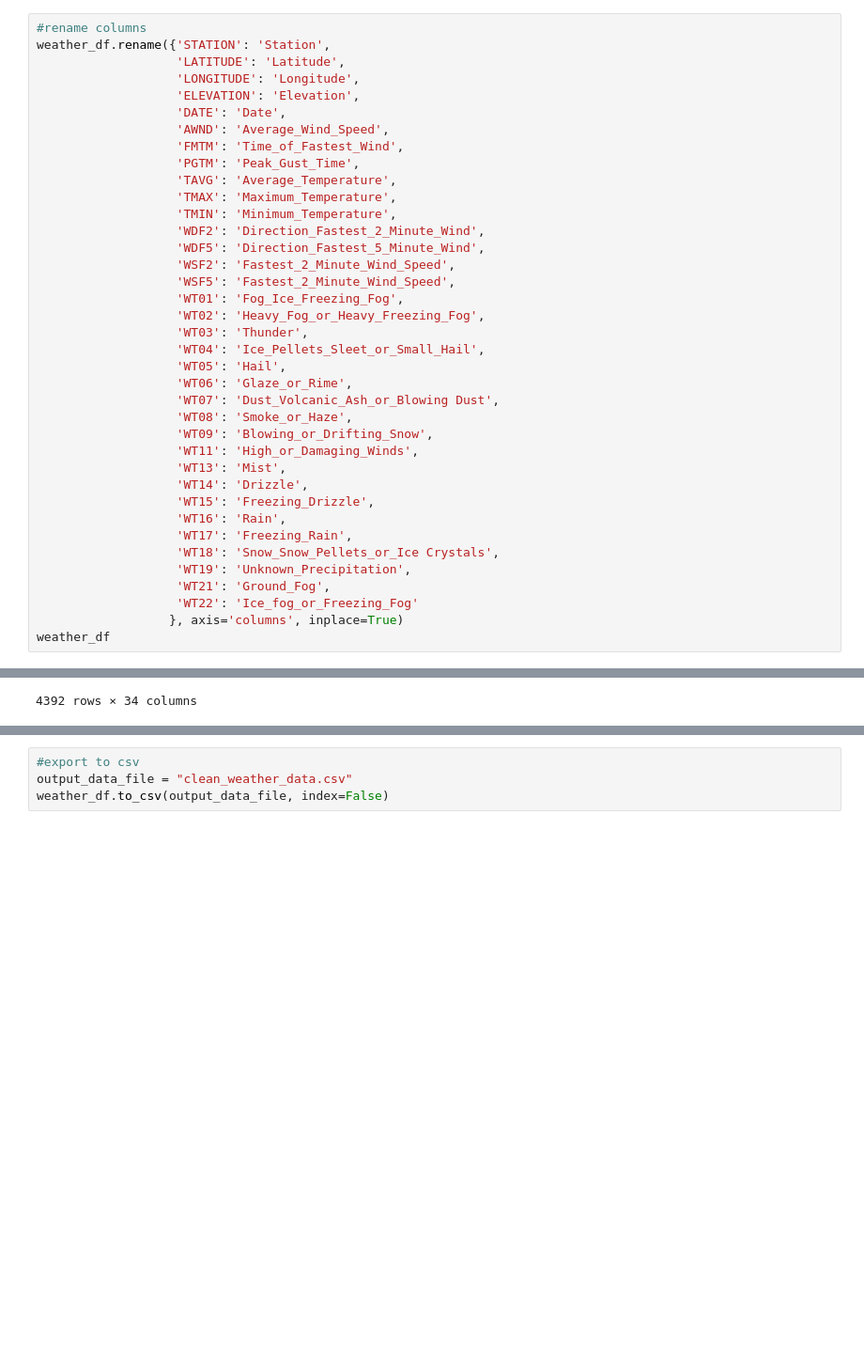
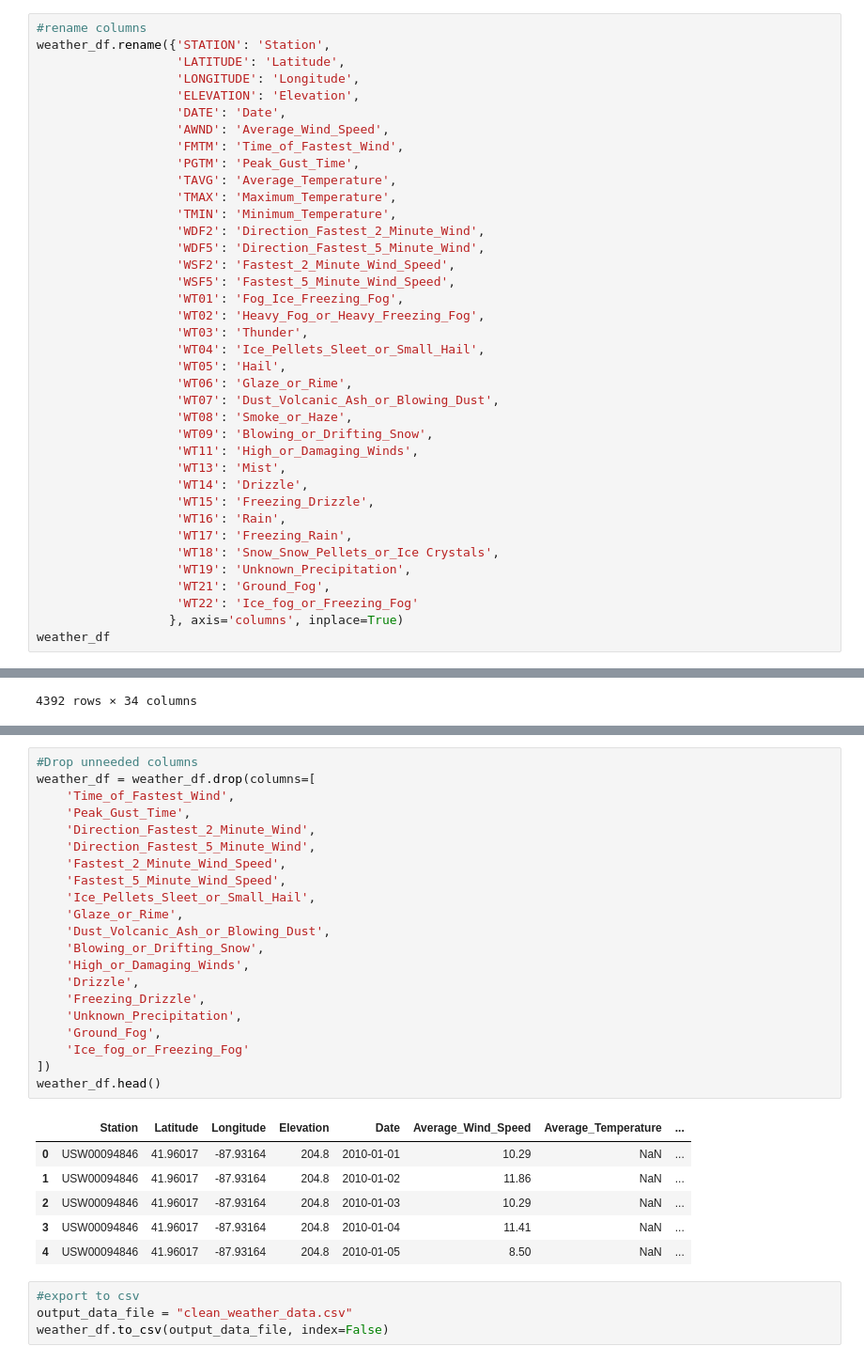
Before and after one commit to KEGANCP/Crime_Predictions_In_Chicago, a Jupyter notebook: data/weather_data_cleaner.ipynb, the cells around one changed output, grey strips where cells are left out. Shown at 94% size. Drawn from its saved outputs; the diff is of its cells as text; blank space fills up the shorter version.

Commit message:
updated clean weather data

```diff
--- a/data/weather_data_cleaner.ipynb
+++ b/data/weather_data_cleaner.ipynb
@@ -46,14 +46,14 @@ weather_df.rename({'STATION': 'Station',
                    'WDF2': 'Direction_Fastest_2_Minute_Wind',
                    'WDF5': 'Direction_Fastest_5_Minute_Wind',
                    'WSF2': 'Fastest_2_Minute_Wind_Speed',
-                   'WSF5': 'Fastest_2_Minute_Wind_Speed',
+                   'WSF5': 'Fastest_5_Minute_Wind_Speed',
                    'WT01': 'Fog_Ice_Freezing_Fog',
                    'WT02': 'Heavy_Fog_or_Heavy_Freezing_Fog',
                    'WT03': 'Thunder',
                    'WT04': 'Ice_Pellets_Sleet_or_Small_Hail',
                    'WT05': 'Hail',
                    'WT06': 'Glaze_or_Rime',
-                   'WT07': 'Dust_Volcanic_Ash_or_Blowing Dust',
+                   'WT07': 'Dust_Volcanic_Ash_or_Blowing_Dust',
                    'WT08': 'Smoke_or_Haze',
                    'WT09': 'Blowing_or_Drifting_Snow',
                    'WT11': 'High_or_Damaging_Winds',
@@ -103,3 +123,31 @@ weather_df
+# %%
+#Drop unneeded columns
+weather_df = weather_df.drop(columns=[
+    'Time_of_Fastest_Wind',
+    'Peak_Gust_Time',
+    'Direction_Fastest_2_Minute_Wind',
+    'Direction_Fastest_5_Minute_Wind',
+    'Fastest_2_Minute_Wind_Speed',
+    'Fastest_5_Minute_Wind_Speed',
+    'Ice_Pellets_Sleet_or_Small_Hail',
+    'Glaze_or_Rime',
+    'Dust_Volcanic_Ash_or_Blowing_Dust',
+    'Blowing_or_Drifting_Snow',
+    'High_or_Damaging_Winds',
+    'Drizzle',
+    'Freezing_Drizzle',
+    'Unknown_Precipitation',
+    'Ground_Fog',
+    'Ice_fog_or_Freezing_Fog'
+])
+weather_df.head()
+# %% [output]
+|  | Station | Latitude | Longitude | Elevation | Date | Average_Wind_Speed | Average_Temperature | ... |
+| 0 | USW00094846 | 41.96017 | -87.93164 | 204.8 | 2010-01-01 | 10.29 | NaN | ... |
+| 1 | USW00094846 | 41.96017 | -87.93164 | 204.8 | 2010-01-02 | 11.86 | NaN | ... |
+| 2 | USW00094846 | 41.96017 | -87.93164 | 204.8 | 2010-01-03 | 10.29 | NaN | ... |
+| 3 | USW00094846 | 41.96017 | -87.93164 | 204.8 | 2010-01-04 | 11.41 | NaN | ... |
+| 4 | USW00094846 | 41.96017 | -87.93164 | 204.8 | 2010-01-05 | 8.50 | NaN | ... |
 # %%
 #export to csv
 output_data_file = "clean_weather_data.csv"
```
Also changed, not shown: parts of 1 cell of this notebook, 1 other file.
